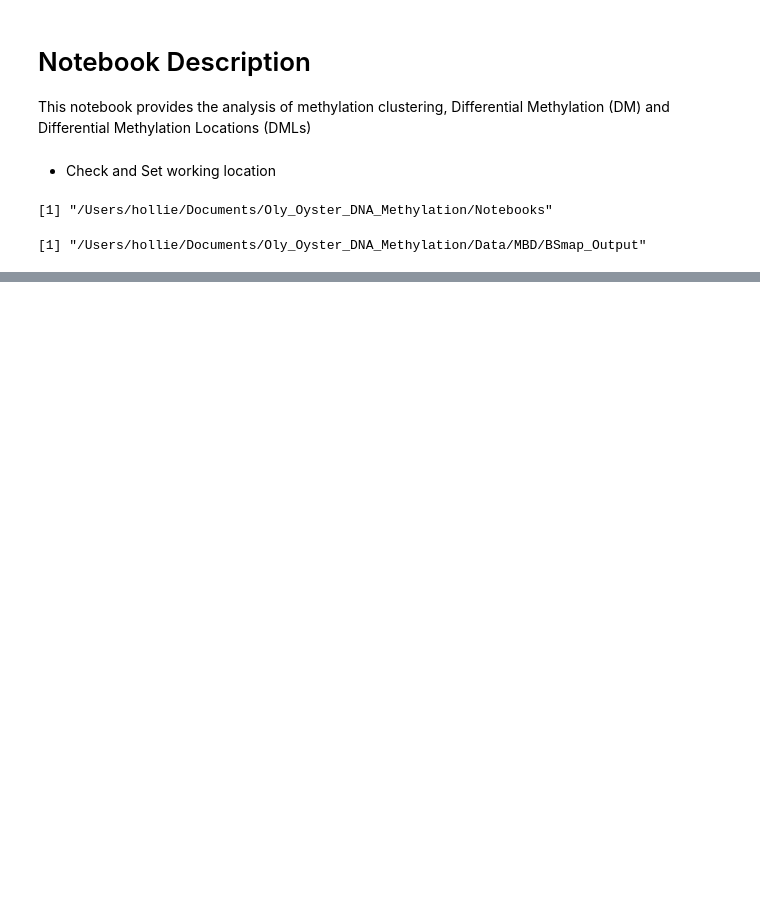
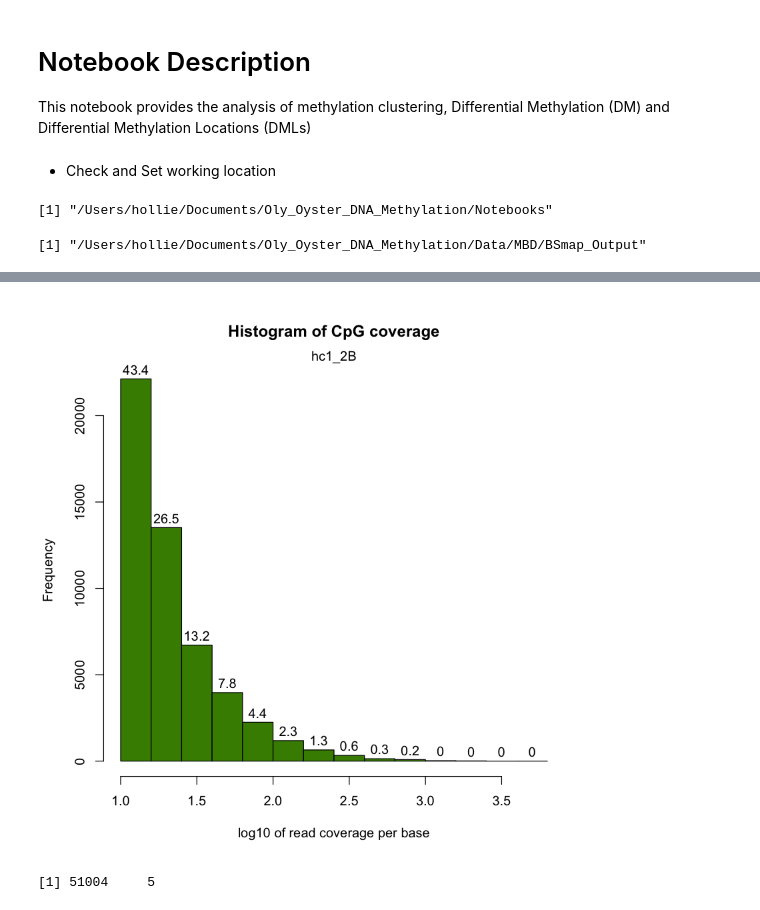
Before and after one commit to hputnam/Oly_Oyster_DNA_Methylation, a Jupyter notebook: Notebooks/3_Clustering_Differential_Methylation_R.ipynb, the cells around one changed output, grey strips where cells are left out. Saved outputs shown, nothing was run; the diff lists cells and outputs as text; code cells hidden in the pictures; blank space fills up the shorter version.

```diff
--- a/Notebooks/3_Clustering_Differential_Methylation_R.ipynb
+++ b/Notebooks/3_Clustering_Differential_Methylation_R.ipynb
@@ -104,4 +129,6 @@ getMethylationStats(myobj[[1]], plot = T, both.strands = F)
 # %%
 library("graphics")
 # %%
-getCoverageStats(myobj[[2]], plot = T, both.strands = F)
+getCoverageStats(myobj[[1]], plot = T, both.strands = F)
+# %% [output]
+[figure, added]
@@ -107,0 +137,4 @@ getCoverageStats(myobj[[2]], plot = T, both.strands = F)
+# %%
+dim(zr1394_1_CpG)
+# %% [output]
+[1] 51004     5
```
Also changed, not shown: parts of 61 cells of this notebook, 21 other files.
